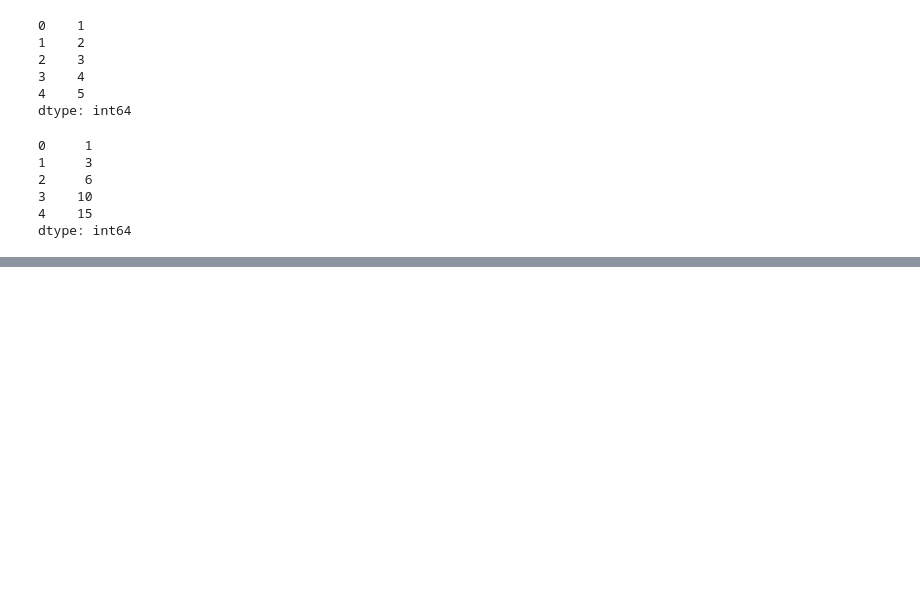
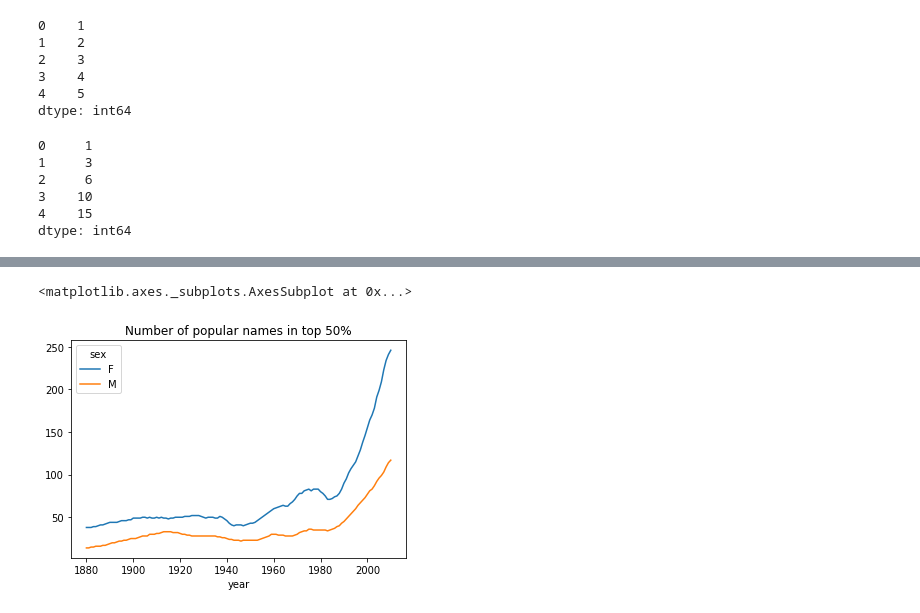
Before and after one commit to zoiechow/pydata_exercise, a Jupyter notebook: ch14_babyname.ipynb, the cells around one changed output, grey strips where cells are left out. Saved outputs shown, nothing was run; the diff lists cells and outputs as text; code cells hidden in the pictures; blank space fills up the shorter version.

```diff
--- a/ch14_babyname.ipynb
+++ b/ch14_babyname.ipynb
@@ -456,0 +453,5 @@ Name: pop, Length: 261877, dtype: float64
+# %%
+diversity.plot(title="Number of popular names in top 50%")
+# %% [output]
+<matplotlib.axes._subplots.AxesSubplot at 0x...>
+[figure, added]
```
Also changed, not shown: parts of 26 cells of this notebook.
